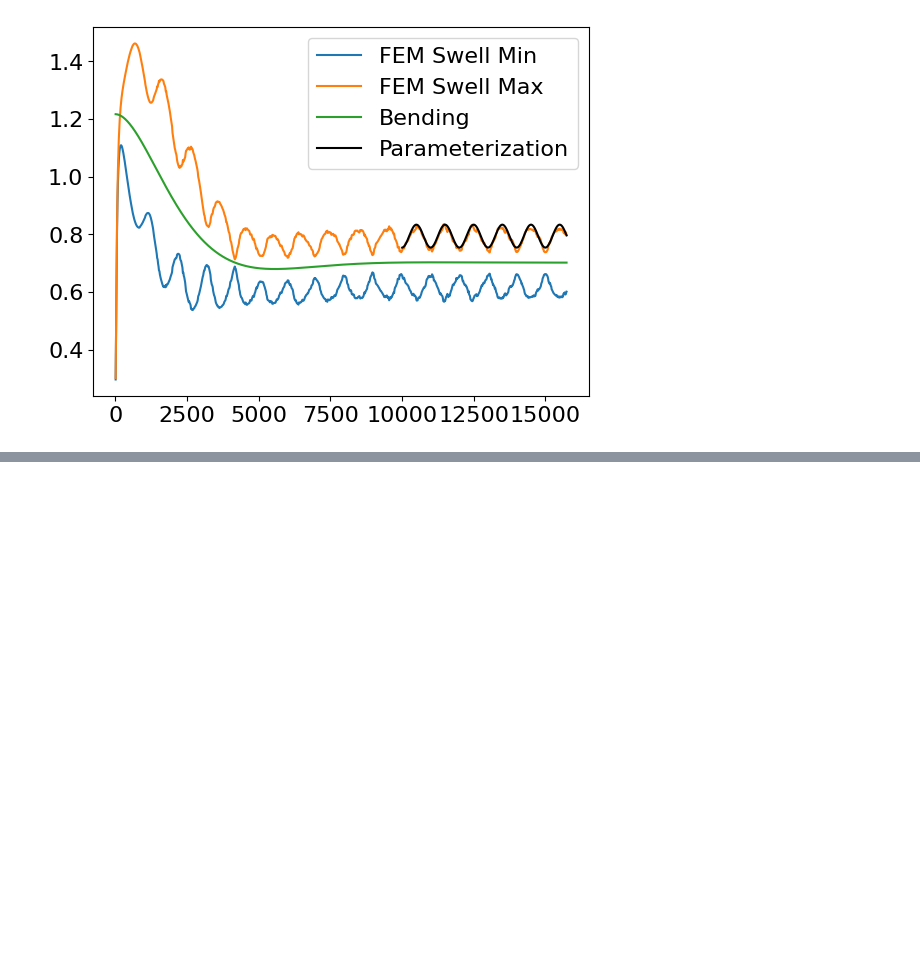
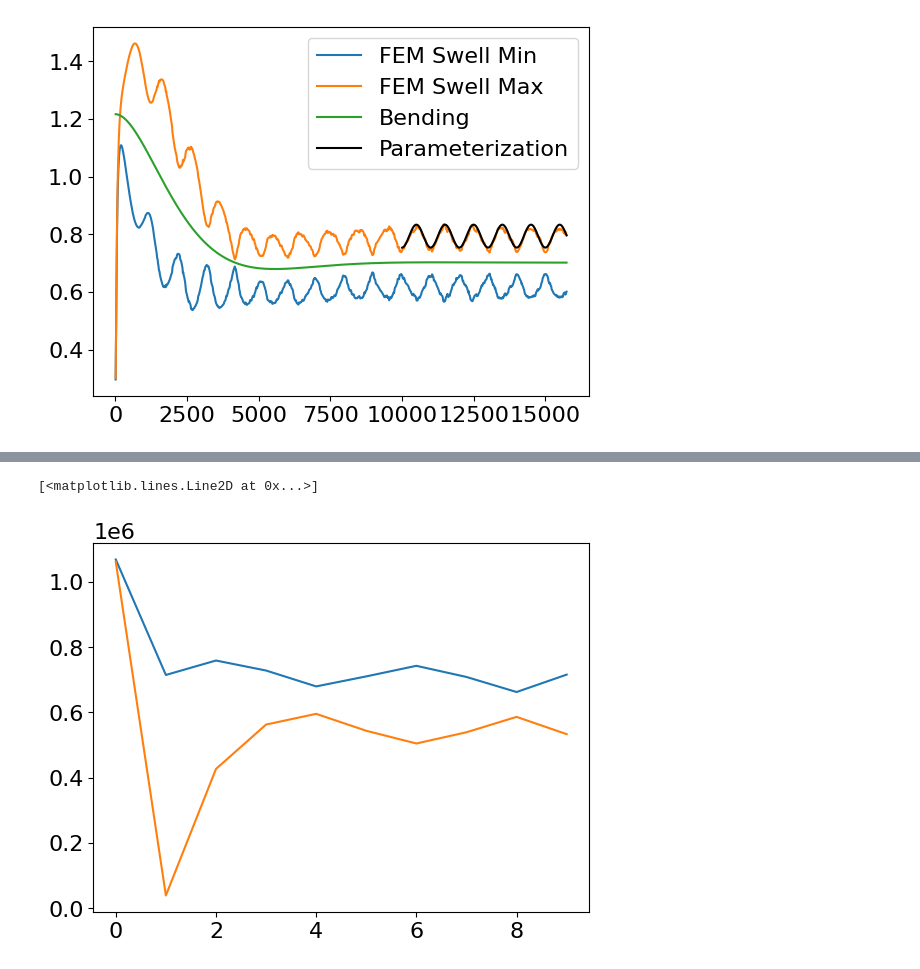
Before and after one commit to bradlipovsky/crevasserator, a Jupyter notebook: crevasse-model-parameter-space.ipynb, the cells around one changed output, grey strips where cells are left out. Saved outputs shown, nothing was run; the diff lists cells and outputs as text; code cells hidden in the pictures; blank space fills up the shorter version.

```diff
--- a/crevasse-model-parameter-space.ipynb
+++ b/crevasse-model-parameter-space.ipynb
@@ -288,0 +299,10 @@ plt.legend()
+# %%
+with open('swell-sifs.pkl', 'rb') as f:
+    output_swell = pickle.load(f)
+# %%
+plt.figure()
+plt.plot( - np.array(output_swell['surface KI min'])[:,1] )
+plt.plot( - np.array(output_swell['surface KI max'])[:,1] )
+# %% [output]
+[<matplotlib.lines.Line2D at 0x...>]
+[figure, added]
```
Also changed, not shown: parts of 6 cells of this notebook, 2 other files.
